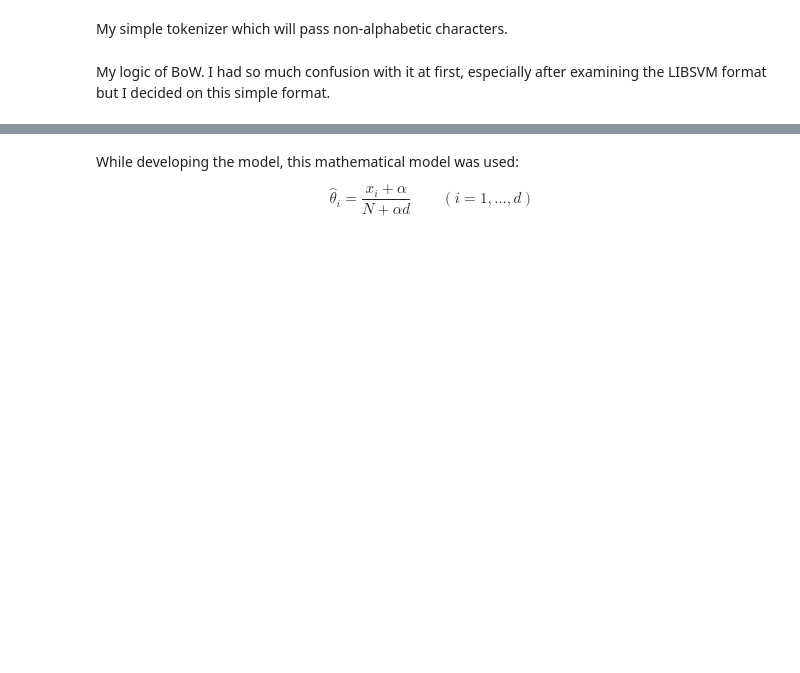
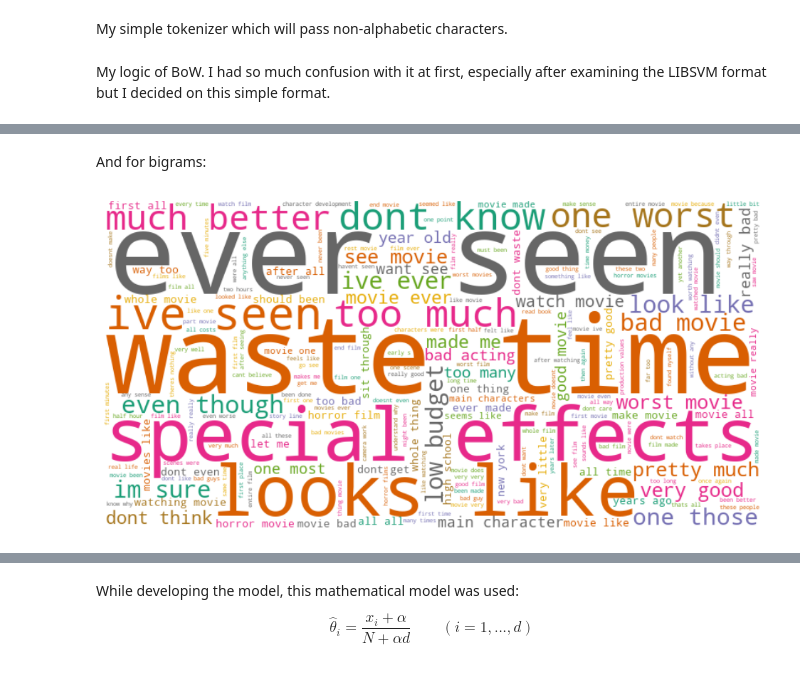
Before and after one commit to BoraDere/AIN313, a Jupyter notebook: Assignment 2/assignment2.ipynb, the cells around one changed output, grey strips where cells are left out. Cells and saved outputs as stored; diff of their text form; code cells hidden in the pictures; blank space fills up the shorter version.

```diff
--- a/Assignment 2/assignment2.ipynb
+++ b/Assignment 2/assignment2.ipynb
@@ -373,0 +384,13 @@ unigram_train_pos
+# %% [markdown]
+And for bigrams:
+# %%
+combined_bow = {**bigram_train_pos, **bigram_train_neg}
+
+wordcloud = WordCloud(width=800, height=400, background_color='white', colormap='Dark2').generate_from_frequencies(combined_bow)
+
+plt.figure(figsize=(12, 6))
+plt.imshow(wordcloud, interpolation='bilinear')
+plt.axis('off')
+plt.show()
+# %% [output]
+[figure, added]
```
Also changed, not shown: parts of 32 cells of this notebook.
